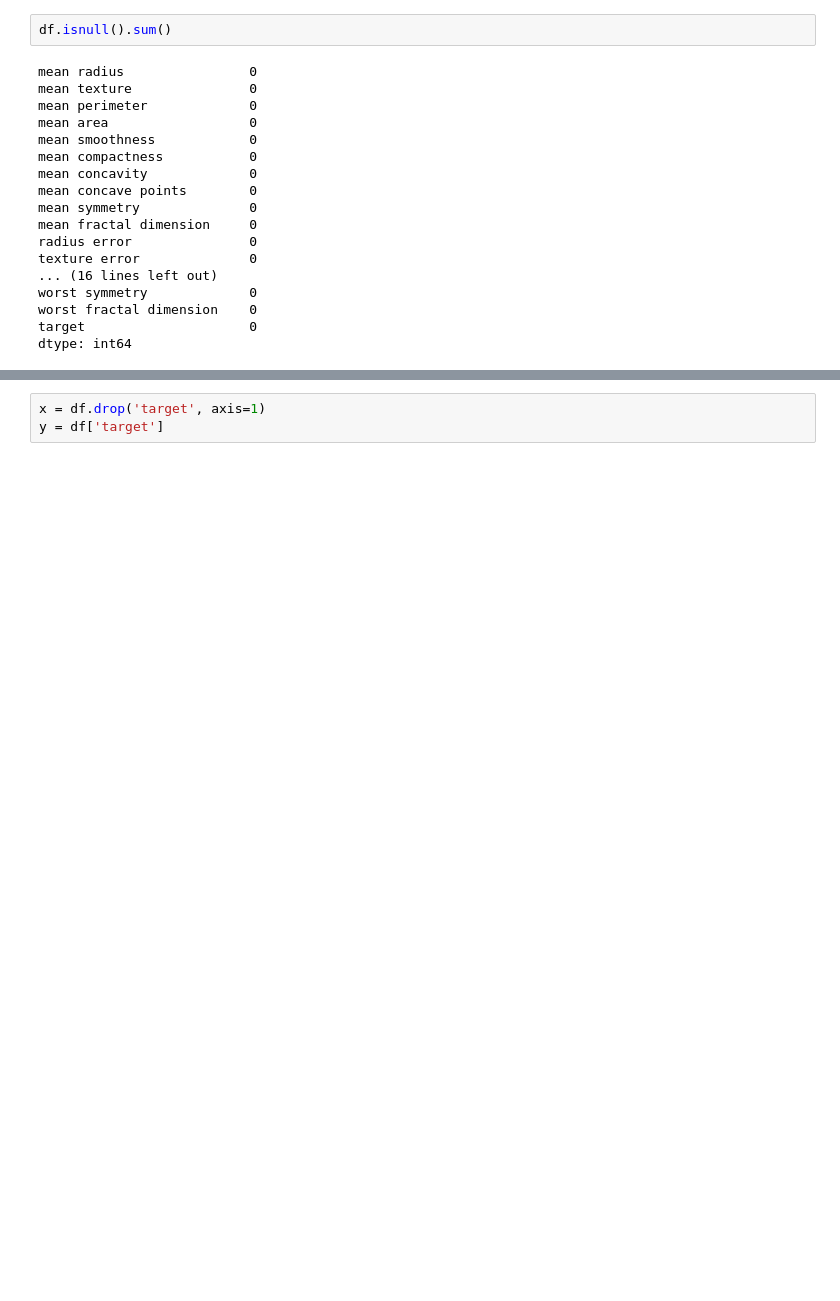
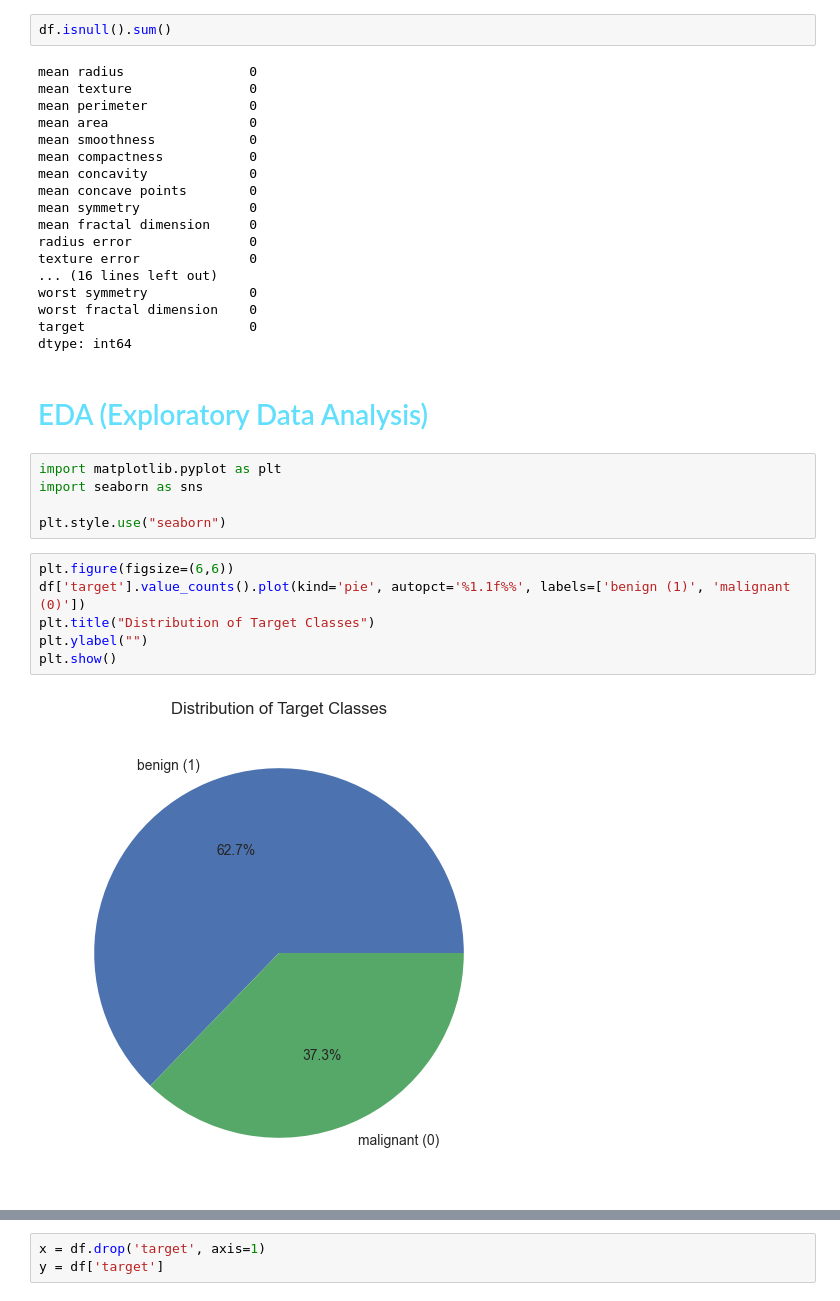
Before and after one commit to Hossein0213/breast_cancer_prediction, a Jupyter notebook: NoteBooks/01_Data_Loading.ipynb, the cells around one changed output, grey strips where cells are left out. Drawn from its saved outputs; the diff is of its cells as text; blank space fills up the shorter version.

```diff
--- a/NoteBooks/01_Data_Loading.ipynb
+++ b/NoteBooks/01_Data_Loading.ipynb
@@ -73,3 +73,18 @@ worst symmetry             0
 worst fractal dimension    0
 target                     0
 dtype: int64
+# %% [markdown]
+<h1 style= "color: #61dffc">EDA (Exploratory Data Analysis)</h1>
+# %%
+import matplotlib.pyplot as plt
+import seaborn as sns
+
+plt.style.use("seaborn")
+# %%
+plt.figure(figsize=(6,6))
+df['target'].value_counts().plot(kind='pie', autopct='%1.1f%%', labels=['benign (1)', 'malignant (0)'])
+plt.title("Distribution of Target Classes")
+plt.ylabel("")
+plt.show()
+# %% [output]
+[figure, added]
```
Also changed, not shown: parts of 10 cells of this notebook, 5 other files.
